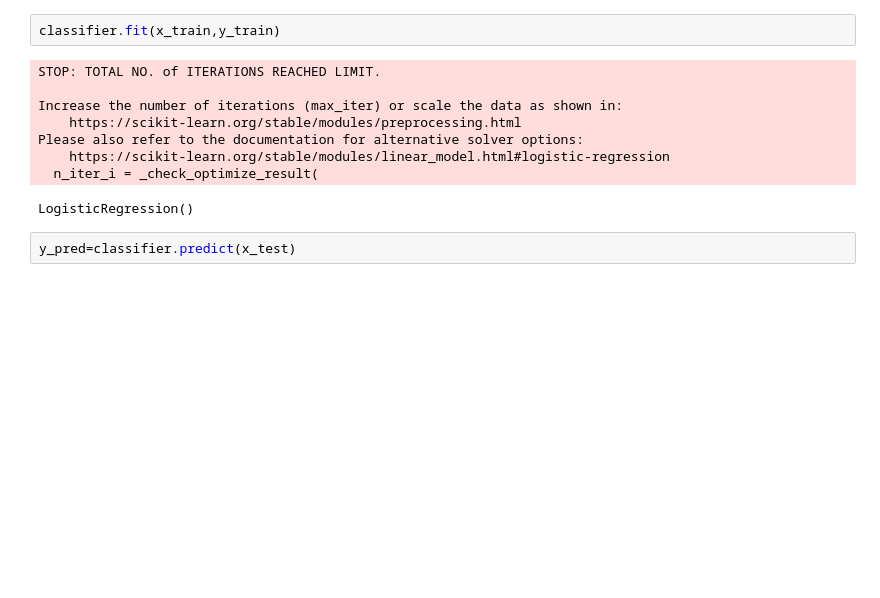
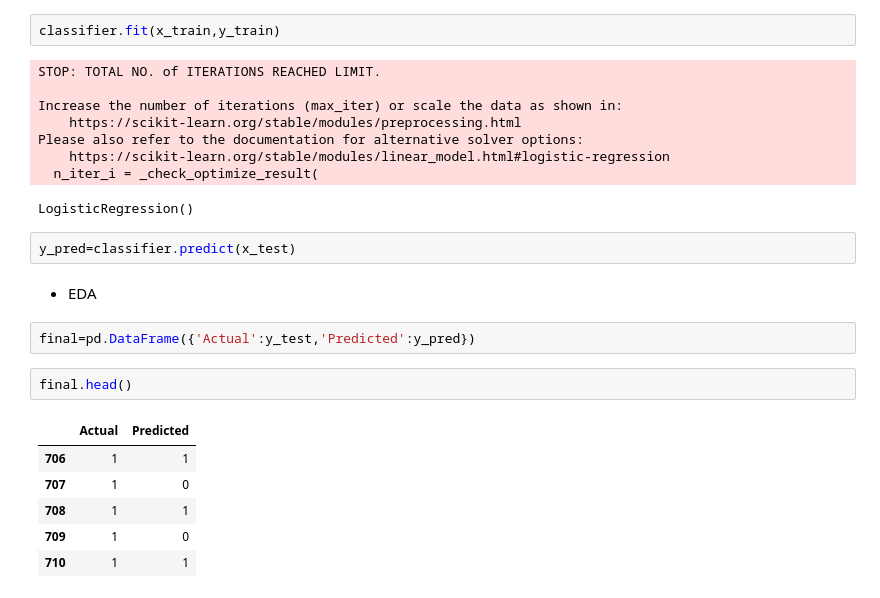
Before and after one commit to Naveen-Karanamu/Titanic-Survival, a Jupyter notebook: main.ipynb, the cells around one changed output. Cells and saved outputs as stored; diff of their text form; blank space fills up the shorter version.

Commit message:
Created: Dataframe for the Actual values and the Predicted Values

```diff
--- a/main.ipynb
+++ b/main.ipynb
@@ -584,3 +584,16 @@ Please also refer to the documentation for alternative solver options:
 LogisticRegression()
 # %%
 y_pred=classifier.predict(x_test)
+# %% [markdown]
+* EDA
+# %%
+final=pd.DataFrame({'Actual':y_test,'Predicted':y_pred})
+# %%
+final.head()
+# %% [output]
+|  | Actual | Predicted |
+| 706 | 1 | 1 |
+| 707 | 1 | 0 |
+| 708 | 1 | 1 |
+| 709 | 1 | 0 |
+| 710 | 1 | 1 |
```
